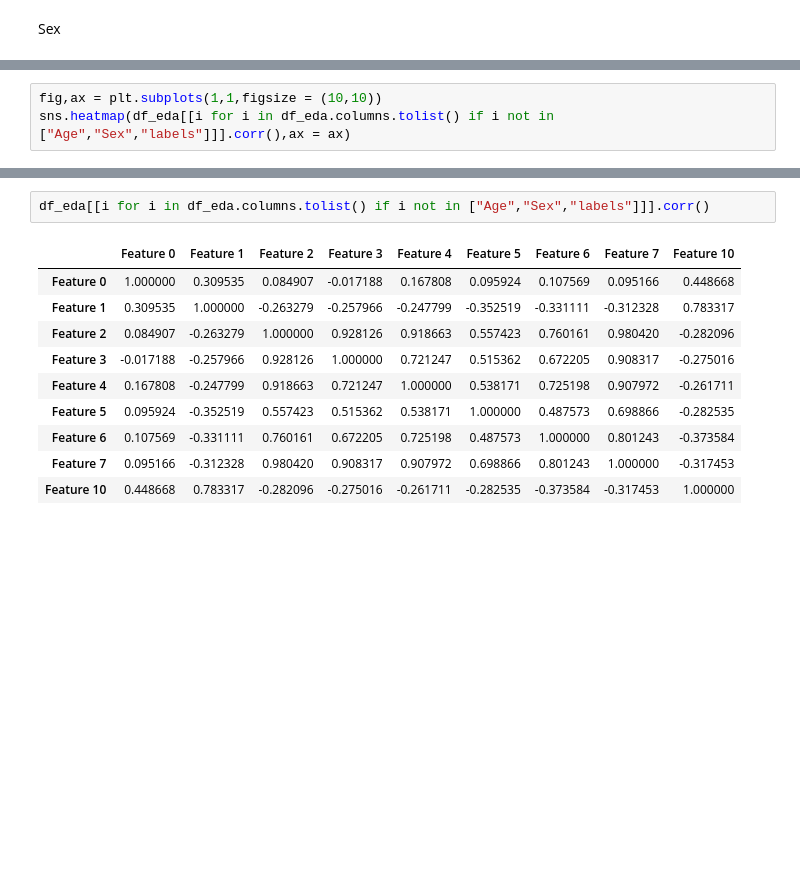
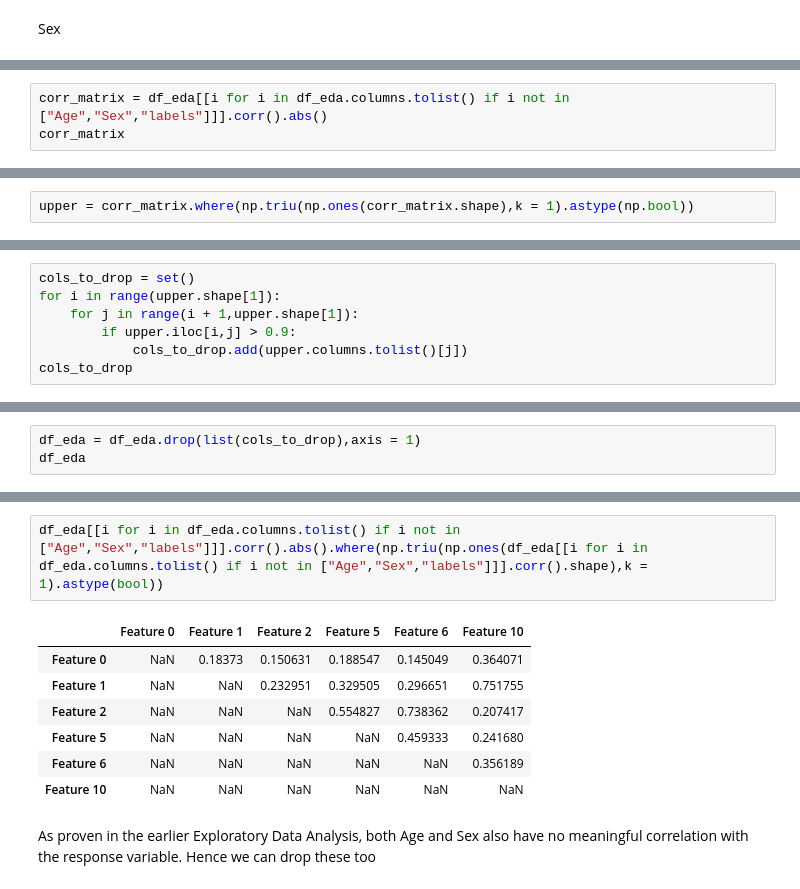
Before and after one commit to Pasindu19970808/Predicting_Pneumonia, a Jupyter notebook: Pedicting Pneumonia.ipynb, the cells around one changed output, grey strips where cells are left out. Cells and saved outputs as stored; diff of their text form; blank space fills up the shorter version.

```diff
--- a/Pedicting Pneumonia.ipynb
+++ b/Pedicting Pneumonia.ipynb
@@ -373,4 +488,4 @@ As seen above, there is no useful split between 0 and 1 labels between the 2 gen
 # %%
-fig,ax = plt.subplots(1,1,figsize = (10,10))
-sns.heatmap(df_eda[[i for i in df_eda.columns.tolist() if i not in ["Age","Sex","labels"]]].corr(),ax = ax)
+corr_matrix = df_eda[[i for i in df_eda.columns.tolist() if i not in ["Age","Sex","labels"]]].corr().abs()
+corr_matrix
 # %% [output]
@@ -378,0 +502,2 @@ sns.heatmap(df_eda[[i for i in df_eda.columns.tolist() if i not in ["Age","Sex",
+# %%
+upper = corr_matrix.where(np.triu(np.ones(corr_matrix.shape),k = 1).astype(np.bool))
@@ -378,0 +522,7 @@ sns.heatmap(df_eda[[i for i in df_eda.columns.tolist() if i not in ["Age","Sex",
+# %%
+cols_to_drop = set()
+for i in range(upper.shape[1]):
+    for j in range(i + 1,upper.shape[1]):
+        if upper.iloc[i,j] > 0.9:
+            cols_to_drop.add(upper.columns.tolist()[j])
+cols_to_drop
@@ -378,0 +533,3 @@ sns.heatmap(df_eda[[i for i in df_eda.columns.tolist() if i not in ["Age","Sex",
+# %%
+df_eda = df_eda.drop(list(cols_to_drop),axis = 1)
+df_eda
@@ -379,13 +550,12 @@ sns.heatmap(df_eda[[i for i in df_eda.columns.tolist() if i not in ["Age","Sex",
 # %%
-df_eda[[i for i in df_eda.columns.tolist() if i not in ["Age","Sex","labels"]]].corr()
+df_eda[[i for i in df_eda.columns.tolist() if i not in ["Age","Sex","labels"]]].corr().abs().where(np.triu(np.ones(df_eda[[i for i in df_eda.columns.tolist() if i not in ["Age","Sex","labels"]]].corr().shape),k = 1).astype(bool))
 # %% [output]
-|  | Feature 0 | Feature 1 | Feature 2 | Feature 3 | Feature 4 | Feature 5 | Feature 6 | Feature 7 | Feature 10 |
-| Feature 0 | 1.000000 | 0.309535 | 0.084907 | -0.017188 | 0.167808 | 0.095924 | 0.107569 | 0.095166 | 0.448668 |
-| Feature 1 | 0.309535 | 1.000000 | -0.263279 | -0.257966 | -0.247799 | -0.352519 | -0.331111 | -0.312328 | 0.783317 |
-| Feature 2 | 0.084907 | -0.263279 | 1.000000 | 0.928126 | 0.918663 | 0.557423 | 0.760161 | 0.980420 | -0.282096 |
-| Feature 3 | -0.017188 | -0.257966 | 0.928126 | 1.000000 | 0.721247 | 0.515362 | 0.672205 | 0.908317 | -0.275016 |
-| Feature 4 | 0.167808 | -0.247799 | 0.918663 | 0.721247 | 1.000000 | 0.538171 | 0.725198 | 0.907972 | -0.261711 |
-| Feature 5 | 0.095924 | -0.352519 | 0.557423 | 0.515362 | 0.538171 | 1.000000 | 0.487573 | 0.698866 | -0.282535 |
-| Feature 6 | 0.107569 | -0.331111 | 0.760161 | 0.672205 | 0.725198 | 0.487573 | 1.000000 | 0.801243 | -0.373584 |
-| Feature 7 | 0.095166 | -0.312328 | 0.980420 | 0.908317 | 0.907972 | 0.698866 | 0.801243 | 1.000000 | -0.317453 |
-| Feature 10 | 0.448668 | 0.783317 | -0.282096 | -0.275016 | -0.261711 | -0.282535 | -0.373584 | -0.317453 | 1.000000 |
+|  | Feature 0 | Feature 1 | Feature 2 | Feature 5 | Feature 6 | Feature 10 |
+| Feature 0 | NaN | 0.18373 | 0.150631 | 0.188547 | 0.145049 | 0.364071 |
+| Feature 1 | NaN | NaN | 0.232951 | 0.329505 | 0.296651 | 0.751755 |
+| Feature 2 | NaN | NaN | NaN | 0.554827 | 0.738362 | 0.207417 |
+| Feature 5 | NaN | NaN | NaN | NaN | 0.459333 | 0.241680 |
+| Feature 6 | NaN | NaN | NaN | NaN | NaN | 0.356189 |
+| Feature 10 | NaN | NaN | NaN | NaN | NaN | NaN |
+# %% [markdown]
+As proven in the earlier Exploratory Data Analysis, both Age and Sex also have no meaningful correlation with the response variable. Hence we can drop these too
```
Also changed, not shown: parts of 61 cells of this notebook, 1 other file.
